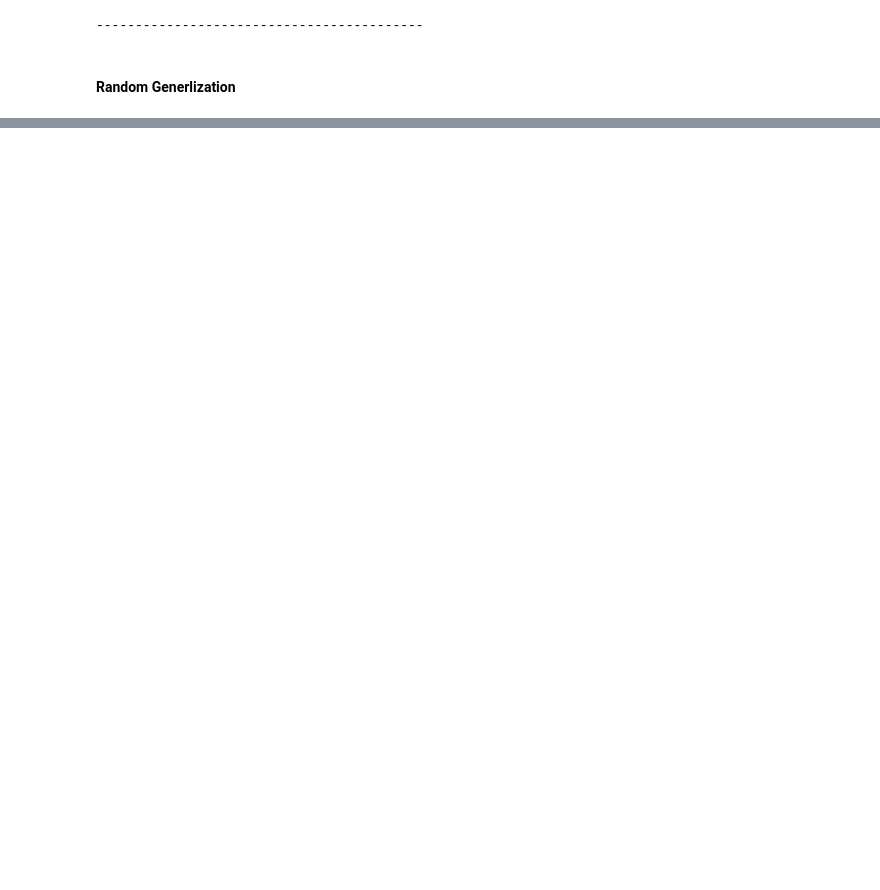
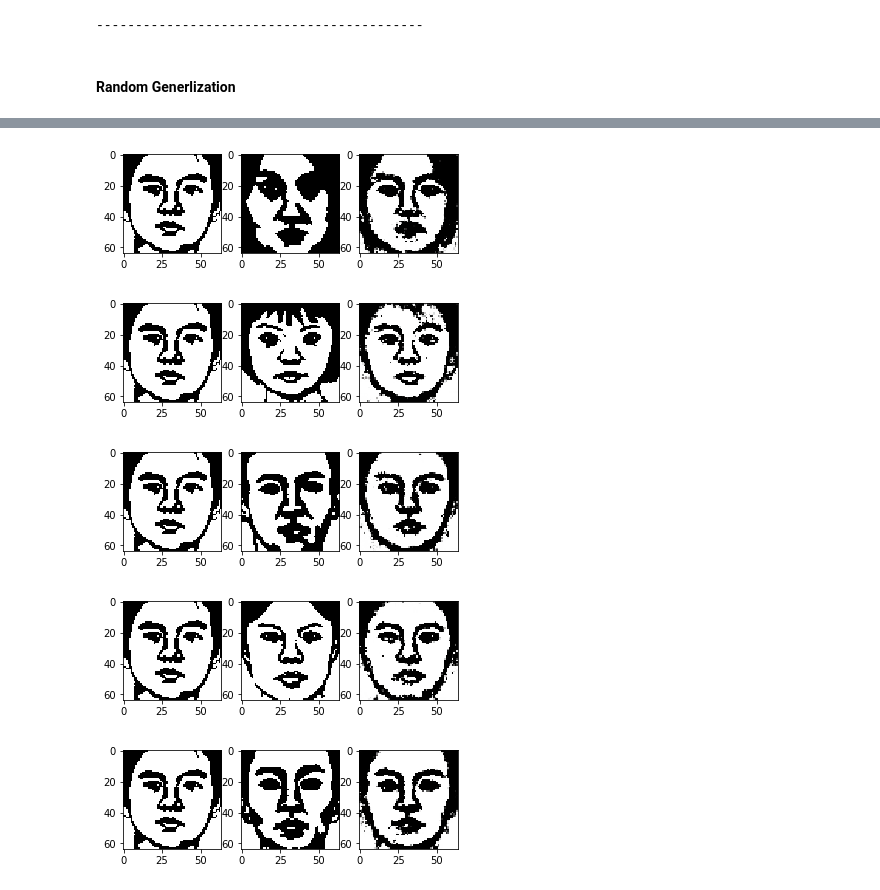
Before and after one commit to ZhengyiLuo/CIS-680-FInal-Project, a Jupyter notebook: HW3/HW3.ipynb, the cells around one changed output, grey strips where cells are left out. Drawn from its saved outputs; the diff is of its cells as text; code cells hidden in the pictures; blank space fills up the shorter version.

```diff
--- a/HW3/HW3.ipynb
+++ b/HW3/HW3.ipynb
@@ -405,0 +396,29 @@ with torch.no_grad():
+# %%
+vae = VAE().to(device)
+vae.load_state_dict(torch.load("vae"))
+with torch.no_grad():
+    for batch_idx, (data, _) in enumerate(test_loader):
+        data = data.to(device)
+        optimizer.zero_grad()
+        z, mean, log_variance = vae.encode(data)
+        zs, _, _ = vae.encode(data)
+        break
+i = 1
+for j in range(5,10):
+    img1 = np.transpose(data[i].cpu().detach().numpy(), (1,2,0))
+    img2 = np.transpose(data[j].cpu().detach().numpy(), (1,2,0))
+    f, axarr = plt.subplots(1,3)
+    z1 = zs[i]
+    z2 = zs[j]
+    zcomb = z1 + z2
+    sample = vae.decode(zcomb)
+    img3 = np.transpose(sample[0].cpu().detach().numpy(), (1,2,0))
+    axarr[0].imshow(img1)
+    axarr[1].imshow(img2)
+    axarr[2].imshow(img3)
+# %% [output]
+[figure, added]
+[figure, added]
+[figure, added]
+[figure, added]
+[figure, added]
```
Also changed, not shown: parts of 21 cells of this notebook, 2 other files.
